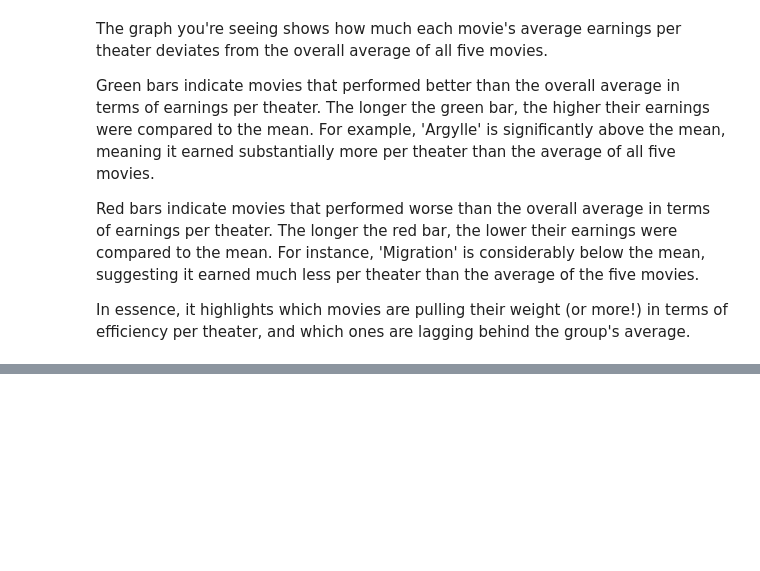
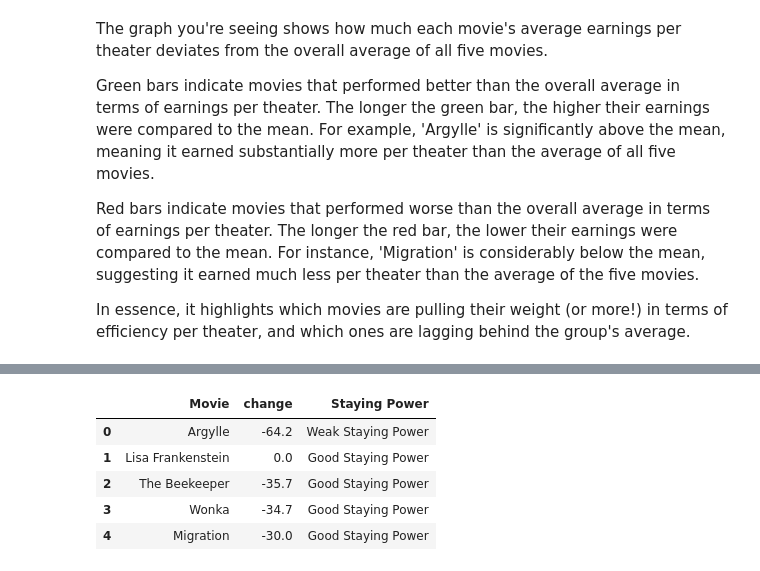
Before and after one commit to surafelmeharihaile-ai/Data110, a Jupyter notebook: Project_1___Surafel_Haile_.ipynb, the cells around one changed output, grey strips where cells are left out. Cells and saved outputs as stored; diff of their text form; code cells hidden in the pictures; blank space fills up the shorter version.

```diff
--- a/Project_1___Surafel_Haile_.ipynb
+++ b/Project_1___Surafel_Haile_.ipynb
@@ -64,3 +64,13 @@ boxoffice.head()
 | 2 | 3 | 3 | The Beekeeper | $3,398,372 | -35.7% | 3,057 | -220 | $1,111 | $54,663,224 | ... |
 | 3 | 4 | 4 | Wonka | $3,056,430 | -34.7% | 2,764 | -137 | $1,105 | $205,183,453 | ... |
 | 4 | 5 | 5 | Migration | $2,935,590 | -30% | 2,684 | -146 | $1,093 | $110,065,035 | ... |
+# %%
+df_drop_offs['Staying Power'] = np.where(df_drop_offs['change'] > -40, 'Good Staying Power', 'Weak Staying Power')
+df_drop_offs.head()
+# %% [output]
+|  | Movie | change | Staying Power |
+| 0 | Argylle | -64.2 | Weak Staying Power |
+| 1 | Lisa Frankenstein | 0.0 | Good Staying Power |
+| 2 | The Beekeeper | -35.7 | Good Staying Power |
+| 3 | Wonka | -34.7 | Good Staying Power |
+| 4 | Migration | -30.0 | Good Staying Power |
```
Also changed, not shown: parts of 1 cell of this notebook.
